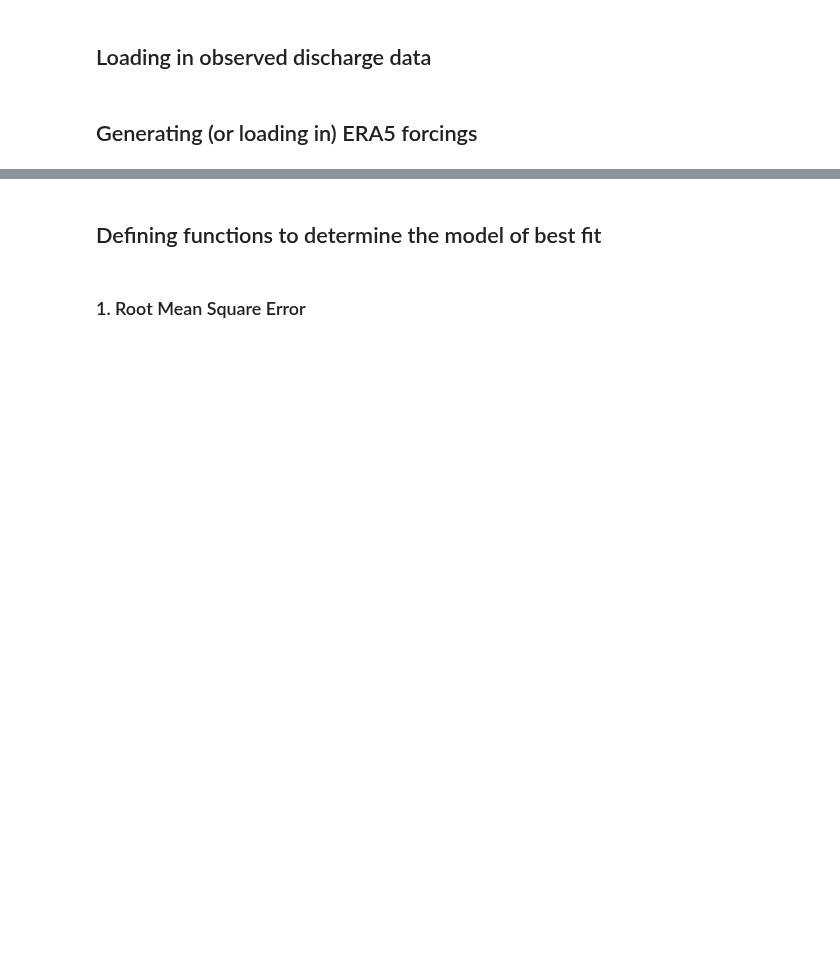
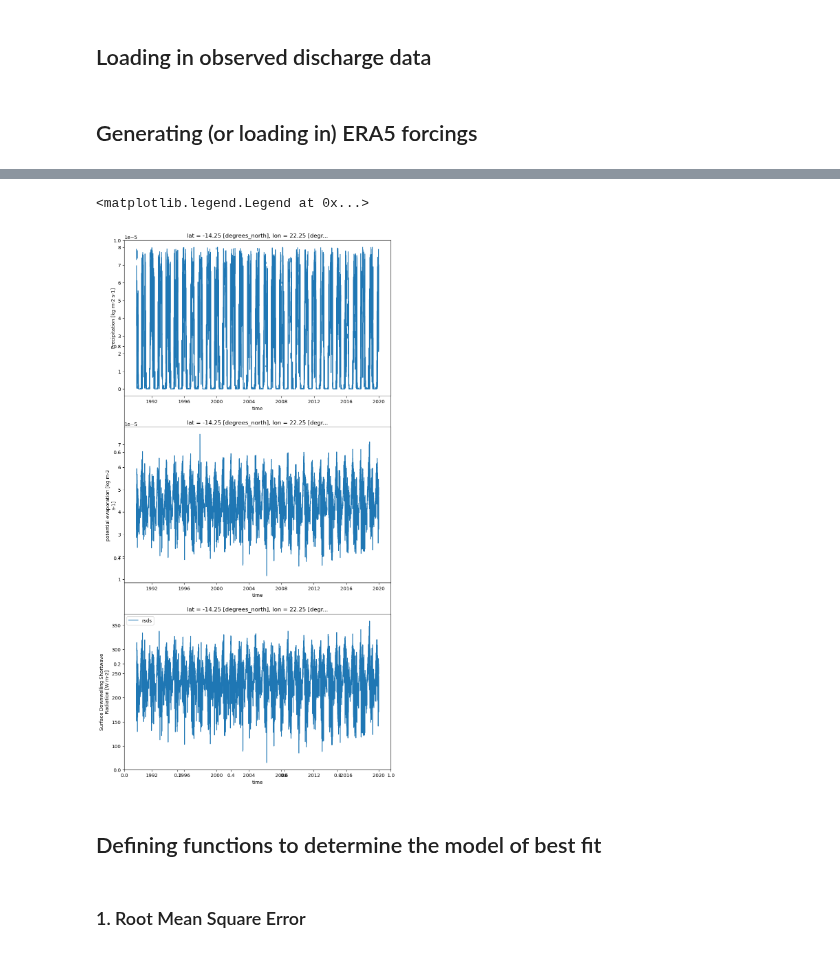
Before and after one commit to eWaterCycle/projects, a Jupyter notebook: book/thesis_projects/BSc/2025_Q4_ZoeLucius_CEG/HBV_model_calibration.ipynb, the cells around one changed output, grey strips where cells are left out. Drawn from its saved outputs; the diff is of its cells as text; code cells hidden in the pictures; blank space fills up the shorter version.

```diff
--- a/book/thesis_projects/BSc/2025_Q4_ZoeLucius_CEG/HBV_model_calibration.ipynb
+++ b/book/thesis_projects/BSc/2025_Q4_ZoeLucius_CEG/HBV_model_calibration.ipynb
@@ -69,3 +84,41 @@ ERA5_forcing = ewatercycle.forcing.sources["LumpedMakkinkForcing"].load(director
+# %%
+ds_ERA5 = xr.open_mfdataset([ERA5_forcing['pr'],ERA5_forcing['evspsblpot'],ERA5_forcing['rsds']])
+
+#Setting max/min values in order to remove outliers
+rsds_max = 375  # W/m²
+rsds_min = 0
+
+evap_max = 0.00008  # kg/m²/s
+evap_min = 0
+
+pr_max = 0.00040  # kg/m²/s
+pr_min = 0
+
+# Replace outliers with NaN
+ds_ERA5['rsds'] = ds_ERA5['rsds'].where((ds_ERA5['rsds'] >= rsds_min) & (ds_ERA5['rsds'] <= rsds_max))
+ds_ERA5['evspsblpot'] = ds_ERA5['evspsblpot'].where((ds_ERA5['evspsblpot'] >= evap_min) & (ds_ERA5['evspsblpot'] <= evap_max))
+ds_ERA5['pr'] = ds_ERA5['pr'].where((ds_ERA5['pr'] >= evap_min) & (ds_ERA5['pr'] <= evap_max))
+
+# Interpolate over NaNs (time interpolation)
+ds_ERA5['rsds'] = ds_ERA5['rsds'].interpolate_na(dim='time', method='linear', fill_value="extrapolate")
+ds_ERA5['evspsblpot'] = ds_ERA5['evspsblpot'].interpolate_na(dim='time', method='linear', fill_value="extrapolate")
+ds_ERA5['pr'] = ds_ERA5['pr'].where((ds_ERA5['pr'] >= evap_min) & (ds_ERA5['pr'] <= evap_max))
+
+ds_ERA5.to_netcdf("ERA5_forcing_cleaned.nc")
+# %%
+# Quick plot of the ERA5 data
+
+plt.subplots(figsize=(10,20))
+plt.subplot(3,1,1)
+ds_ERA5["pr"][1500:].plot(label = 'precipitation')
+plt.subplot(3,1,2)
+ds_ERA5["evspsblpot"][1500:].plot(label = 'potential evaporation')
+plt.subplot(3,1,3)
+ds_ERA5["rsds"][1500:].plot(label = 'rsds')
+plt.legend()
+# %% [output]
+<matplotlib.legend.Legend at 0x...>
+[figure, added]
 # %% [markdown]
 ## Defining functions to determine the model of best fit
 # %% [markdown]
```
Also changed, not shown: parts of 10 cells of this notebook, 1 other file.
